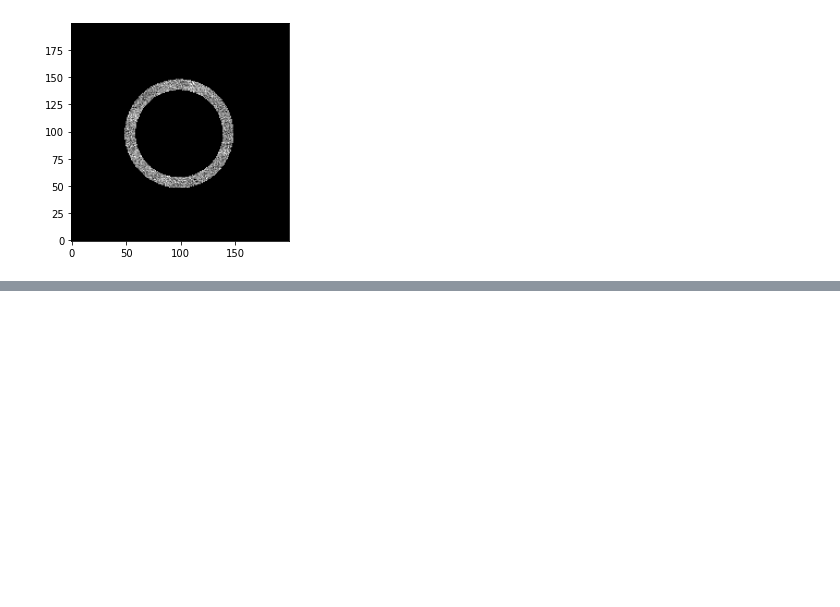
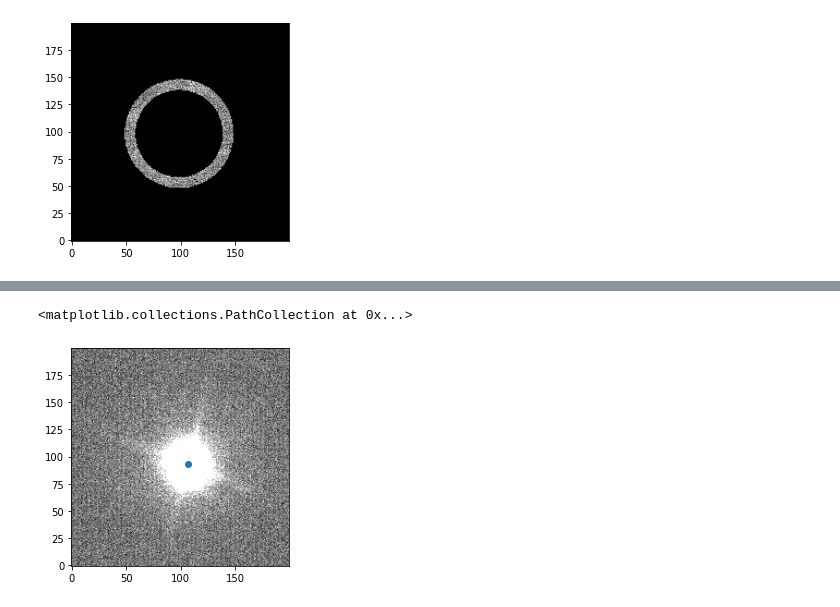
Before and after one commit to Jayshil/Data_Analysis, a Jupyter notebook: Transits/p1.ipynb, the cells around one changed output, grey strips where cells are left out. Cells and saved outputs as stored; diff of their text form; code cells hidden in the pictures; blank space fills up the shorter version.

```diff
--- a/Transits/p1.ipynb
+++ b/Transits/p1.ipynb
@@ -93,0 +182,9 @@ def aperture_fl(image, cenx, ceny, rad, skyflux):
+# %%
+subimg22 = img_data[3500:3700, 2900:3100]
+cenx4, ceny4 = find_center(subimg22, 25)
+fig, ax4 = plt.subplots(1)
+ax4.imshow(subimg22, cmap='gray', vmin=0, vmax=60, origin='lower')
+ax4.scatter(cenx4, ceny4)
+# %% [output]
+<matplotlib.collections.PathCollection at 0x...>
+[figure, added]
```
Also changed, not shown: parts of 13 cells of this notebook, 1 other file.
